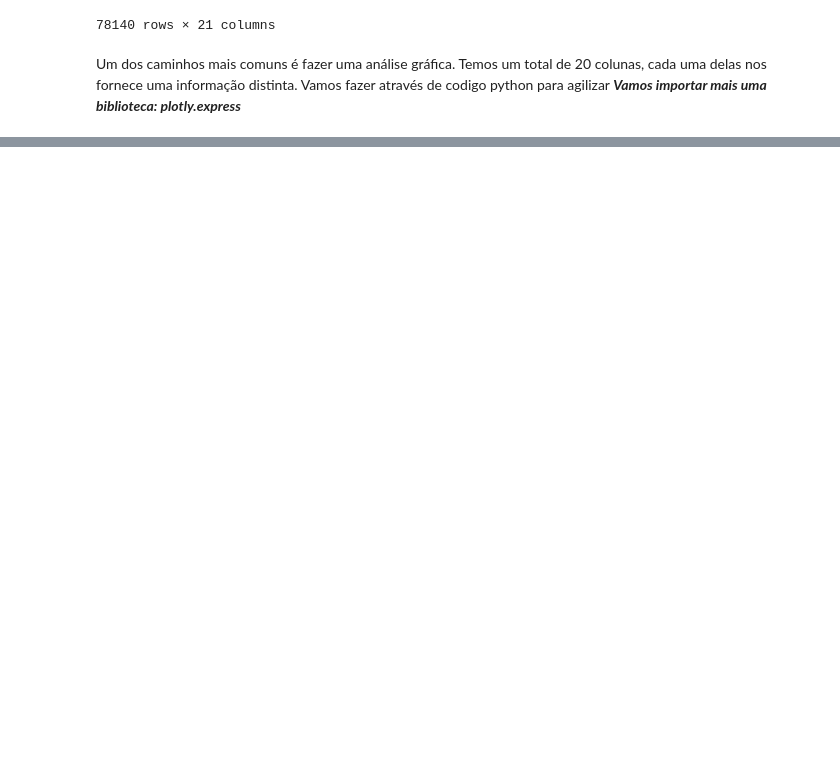
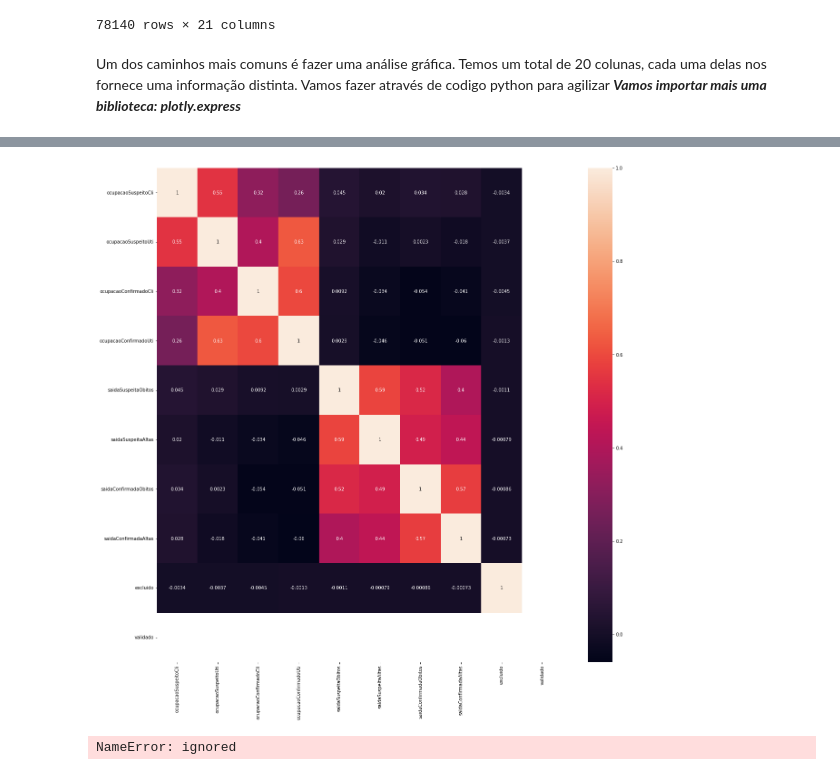
Before and after one commit to joseivangeraldo/Algoritimos_Uteis, a Jupyter notebook: BigDatatcc20.ipynb, the cells around one changed output, grey strips where cells are left out. Drawn from its saved outputs; the diff is of its cells as text; code cells hidden in the pictures; blank space fills up the shorter version.

Commit message:
Uma melhoria na pesquisa dos registros

```diff
--- a/BigDatatcc20.ipynb
+++ b/BigDatatcc20.ipynb
@@ -185,0 +195,5 @@ px.histogram(novo_df , x ='saidaConfirmadaObitos' ,  y='ocupacaoConfirmadoUti' ,
+# %%
+###ORGANIZEI POR DATA DE NOTIFICAÇÃO PORQUE FOI ENCONTARDO REGISTROS ANTIGOS NO DATAFRAME
+###comprovei que é isto mesmo
+novo_df = novo_df.sort_values(by='dataNotificacao')
+novo_df
@@ -185,0 +214,5 @@ px.histogram(novo_df , x ='saidaConfirmadaObitos' ,  y='ocupacaoConfirmadoUti' ,
+# %%
+##colocando a busca somente no periodo que é descrito na base de dados oficiais
+selecao = (novo_df['dataNotificacao'] >= '2021-03-03') & (novo_df['dataNotificacao'] <= '2021-09-10')
+df_filtrado = novo_df[selecao]
+df_filtrado
@@ -185,0 +237,12 @@ px.histogram(novo_df , x ='saidaConfirmadaObitos' ,  y='ocupacaoConfirmadoUti' ,
+# %%
+##Indica a correlação entre todos os atributos
+###quanto maior o indice mais forte é a correlação.
+##Para conseguir algum insigth
+f, ax = plt.subplots(figsize = (20, 20))
+sns.heatmap(df_filtrado.corr(), annot = True);
+# %% [output]
+[figure, added]
+# %%
+X_numerical = df[['ocupacaoConfirmadoUti', 'ocupacaoConfirmadoCli', 'ocupacaoSuspeitoUti','ocupacaoSuspeitoCli']]
+# %% [output]
+NameError: ignored
```
Also changed, not shown: parts of 11 cells of this notebook.
